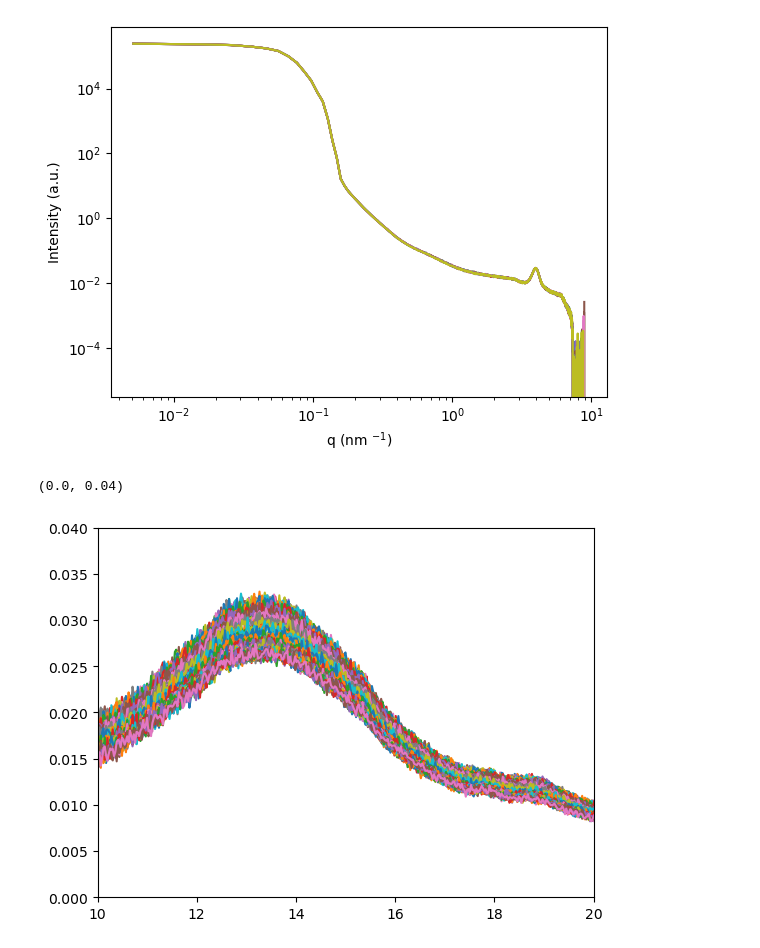
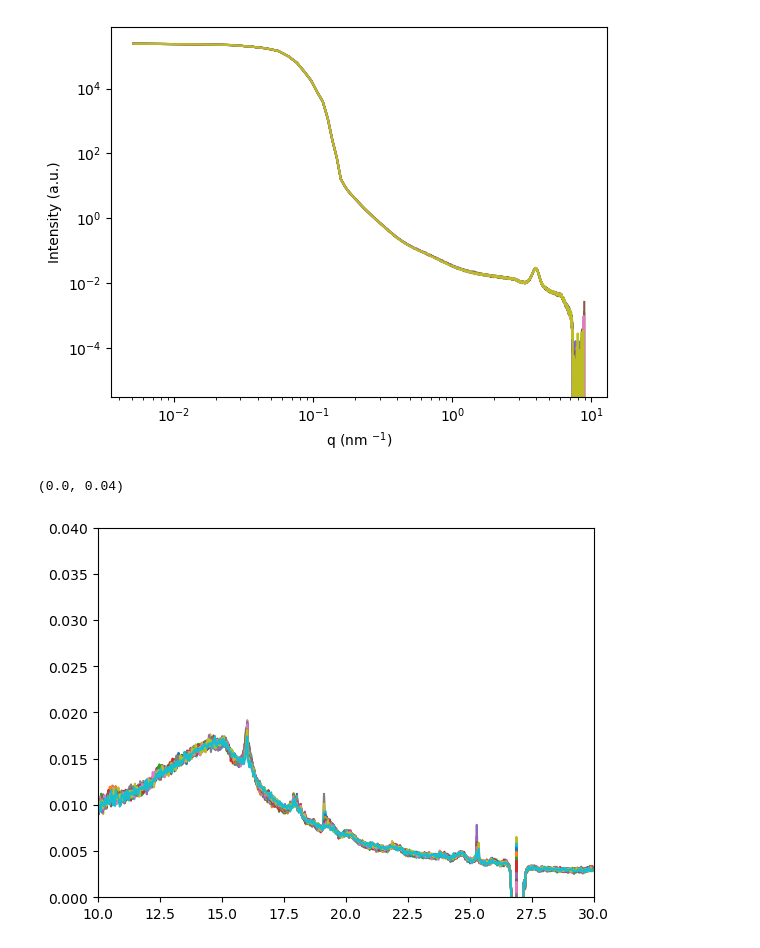
Before and after one commit to PronoyDutta/SAXS_WAXS, a Jupyter notebook: SAXS_WAXS_plotting.ipynb, the cells around one changed output. Drawn from its saved outputs; the diff is of its cells as text; code cells hidden in the pictures.

```diff
--- a/SAXS_WAXS_plotting.ipynb
+++ b/SAXS_WAXS_plotting.ipynb
@@ -628,13 +633,13 @@ plt.yscale('log')
 # %%
 # Manual data plotting WAXS
 
-for ikey in range(155,242):
+for ikey in range(10,30):
     X_data = 10*emptyCell_corrected_waxs_files[ikey].iloc[:,0] # multipled by 10 to convert from inverse Angstrom to inverse nanometer
     Y_data = emptyCell_corrected_waxs_files[ikey].iloc[:,1]
     plt.plot(X_data, Y_data)
 
-plt.xlim(10,20)
+plt.xlim(10,30)
 plt.ylim(0,0.04)
 # %% [output]
 (0.0, 0.04)
-[figure, old version]
+[figure, new version]
```
Also changed, not shown: parts of 15 cells of this notebook, 18 other files.
